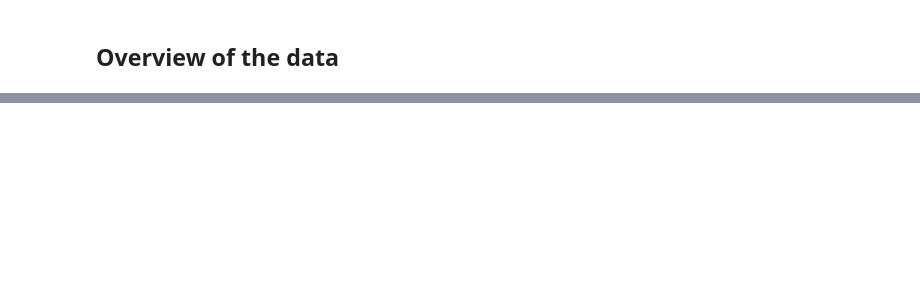
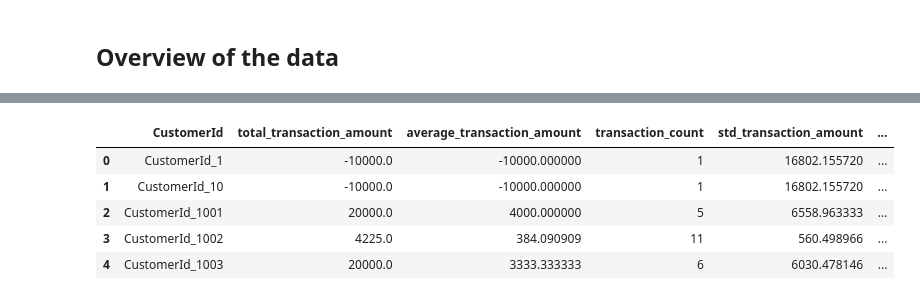
Before and after one commit to trynursalme/KAIM-Week6, a Jupyter notebook: notebooks/Bati_bank_EDA_model.ipynb, the cells around one changed output, grey strips where cells are left out. Drawn from its saved outputs; the diff is of its cells as text; code cells hidden in the pictures; blank space fills up the shorter version.

```diff
--- a/notebooks/Bati_bank_EDA_model.ipynb
+++ b/notebooks/Bati_bank_EDA_model.ipynb
@@ -770,0 +46,12 @@ ROC-AUC: 0.9721
+# %%
+# Aggregate features grouped by 'CustomerId'
+aggregate_features = df.groupby('CustomerId').agg(
+    total_transaction_amount=('Amount', 'sum'),
+    average_transaction_amount=('Amount', 'mean'),
+    transaction_count=('TransactionId', 'count'),
+    std_transaction_amount=('Amount', 'std'),
+    total_value=('Value', 'sum')
+).reset_index()
+
+# Display the aggregated features
+print(aggregate_features.head())
@@ -770,0 +267,9 @@ ROC-AUC: 0.9721
+# %%
+aggregate_features.head()
+# %% [output]
+|  | CustomerId | total_transaction_amount | average_transaction_amount | transaction_count | std_transaction_amount | ... |
+| 0 | CustomerId_1 | -10000.0 | -10000.000000 | 1 | 16802.155720 | ... |
+| 1 | CustomerId_10 | -10000.0 | -10000.000000 | 1 | 16802.155720 | ... |
+| 2 | CustomerId_1001 | 20000.0 | 4000.000000 | 5 | 6558.963333 | ... |
+| 3 | CustomerId_1002 | 4225.0 | 384.090909 | 11 | 560.498966 | ... |
+| 4 | CustomerId_1003 | 20000.0 | 3333.333333 | 6 | 6030.478146 | ... |
```
Also changed, not shown: parts of 97 cells of this notebook.
